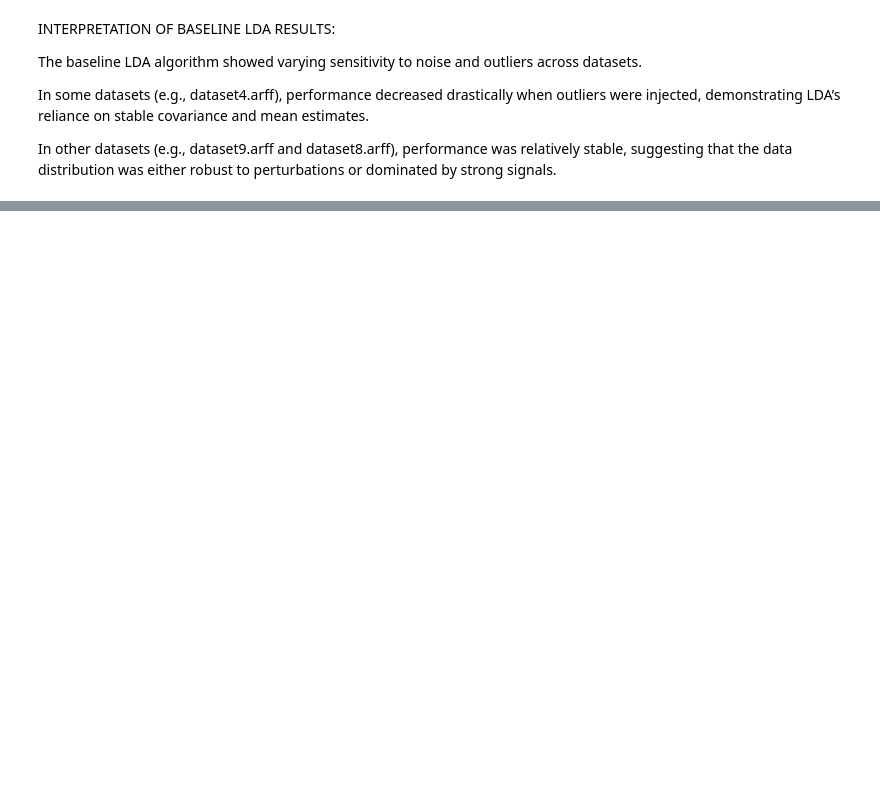
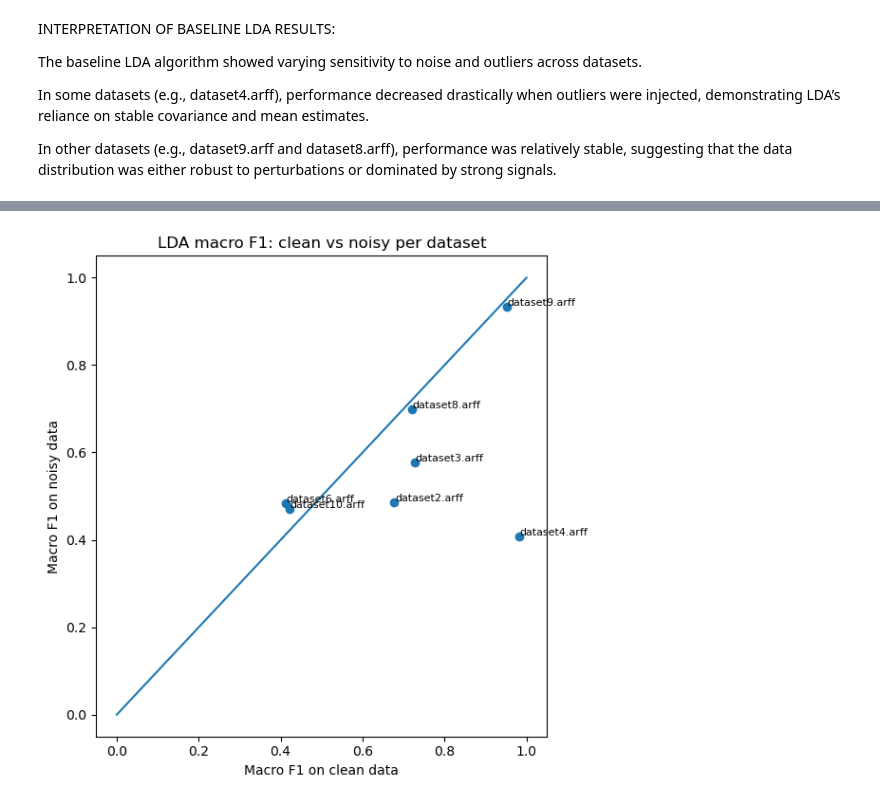
Before and after one commit to nnovajulian08/MLProject, a Jupyter notebook: project.ipynb, the cells around one changed output, grey strips where cells are left out. Saved outputs shown, nothing was run; the diff lists cells and outputs as text; code cells hidden in the pictures; blank space fills up the shorter version.

```diff
--- a/project.ipynb
+++ b/project.ipynb
@@ -380,0 +446,20 @@ In other datasets (e.g., dataset9.arff and dataset8.arff), performance was relat
+# %%
+fig, ax = plt.subplots(figsize=(6, 6))
+
+ax.scatter(plot_df["f1_clean"], plot_df["f1_noisy"])
+
+for i, row in plot_df.iterrows():
+    ax.text(row["f1_clean"] + 0.002,
+            row["f1_noisy"] + 0.002,
+            row["dataset"],
+            fontsize=8)
+
+ax.plot([0, 1], [0, 1])
+
+ax.set_xlabel("Macro F1 on clean data")
+ax.set_ylabel("Macro F1 on noisy data")
+ax.set_title("LDA macro F1: clean vs noisy per dataset")
+plt.tight_layout()
+plt.show()
+# %% [output]
+[figure, added]
```
Also changed, not shown: parts of 26 cells of this notebook.
